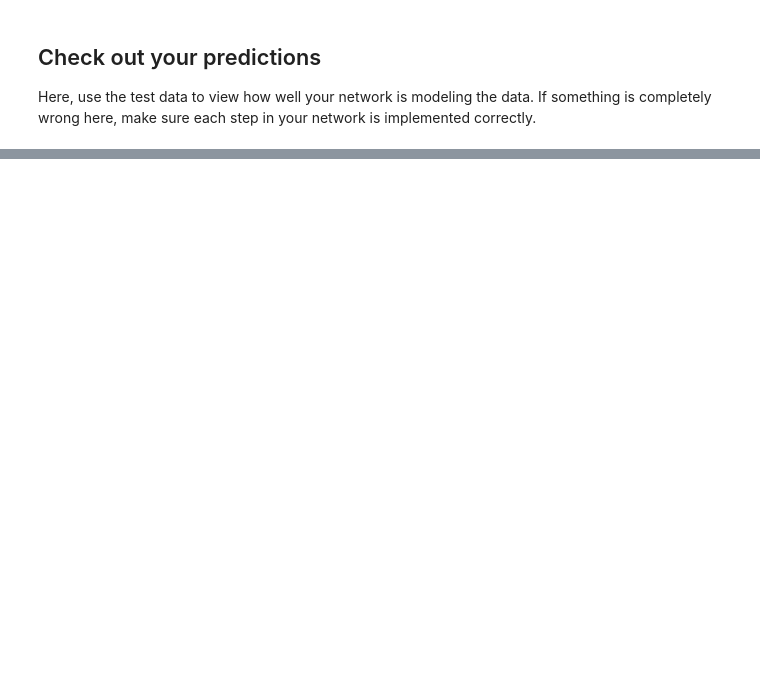
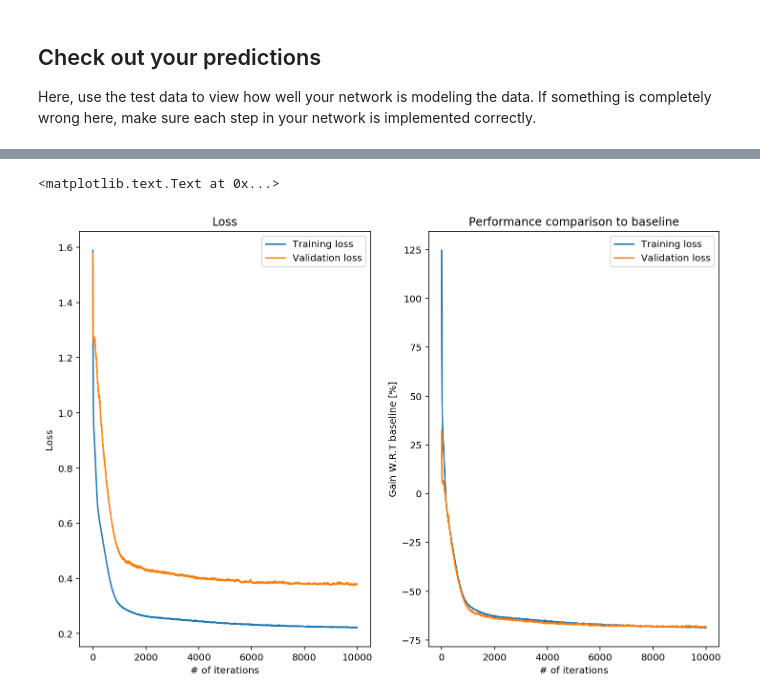
Before and after one commit to sicotfre/deep-learning, a Jupyter notebook: first-neural-network/Your_first_neural_network.ipynb, the cells around one changed output, grey strips where cells are left out. Drawn from its saved outputs; the diff is of its cells as text; code cells hidden in the pictures; blank space fills up the shorter version.

```diff
--- a/first-neural-network/Your_first_neural_network.ipynb
+++ b/first-neural-network/Your_first_neural_network.ipynb
@@ -369,0 +394,28 @@ Answer these questions about your results. How well does the model predict the d
+# %%
+### We just change the number of iterations
+iterations = 10000
+learning_rate = 0.1
+hidden_nodes = 2
+output_nodes = 1
+
+N_i = train_features.shape[1]
+network = NeuralNetwork(N_i, hidden_nodes, output_nodes, learning_rate)
+
+losses_it = {'train':[], 'validation':[]}
+for ii in range(iterations):
+    # Go through a random batch of 128 records from the training data set
+    batch = np.random.choice(train_features.index, size=128)
+    X, y = train_features.ix[batch].values, train_targets.ix[batch]['cnt']
+
+    network.train(X, y)
+
+    # Printing out the training progress
+    train_loss = MSE(network.run(train_features).T, train_targets['cnt'].values)
+    val_loss = MSE(network.run(val_features).T, val_targets['cnt'].values)
+    sys.stdout.write("\rProgress: {:2.1f}".format(100 * ii/float(iterations)) \
+                     + "% ... Training loss: " + str(train_loss)[:5] \
+                     + " ... Validation loss: " + str(val_loss)[:5])
+    sys.stdout.flush()
+
+    losses_it['train'].append(train_loss)
+    losses_it['validation'].append(val_loss)
@@ -369,0 +424,18 @@ Answer these questions about your results. How well does the model predict the d
+# %%
+fig, (ax_left, ax_right) = plt.subplots(1, 2)
+ax_left.plot(losses_it['train'], label='Training loss')
+ax_left.plot(losses_it['validation'], label='Validation loss')
+ax_left.legend()
+ax_left.set_xlabel('# of iterations')
+ax_left.set_ylabel('Loss')
+ax_left.set_title('Loss')
+
+ax_right.plot(compare_to_baseline(losses_it['train'], baseline_train_loss), label='Training loss')
+ax_right.plot(compare_to_baseline(losses_it['validation'], baseline_validation_loss), label='Validation loss')
+ax_right.legend()
+ax_right.set_xlabel('# of iterations')
+ax_right.set_ylabel('Gain W.R.T baseline [%]')
+ax_right.set_title('Performance comparison to baseline')
+# %% [output]
+<matplotlib.text.Text at 0x...>
+[figure, added]
```
Also changed, not shown: parts of 27 cells of this notebook.
